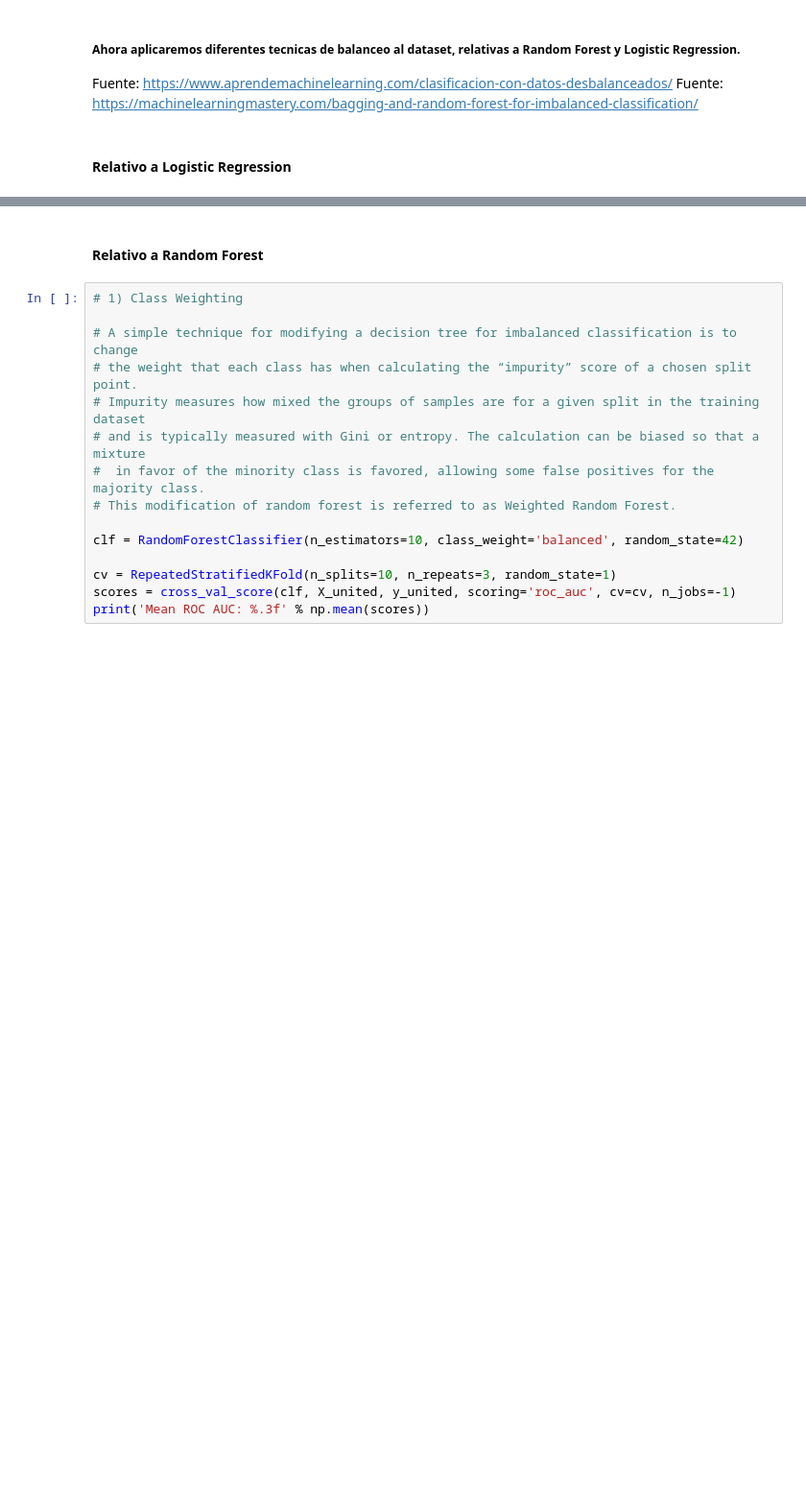
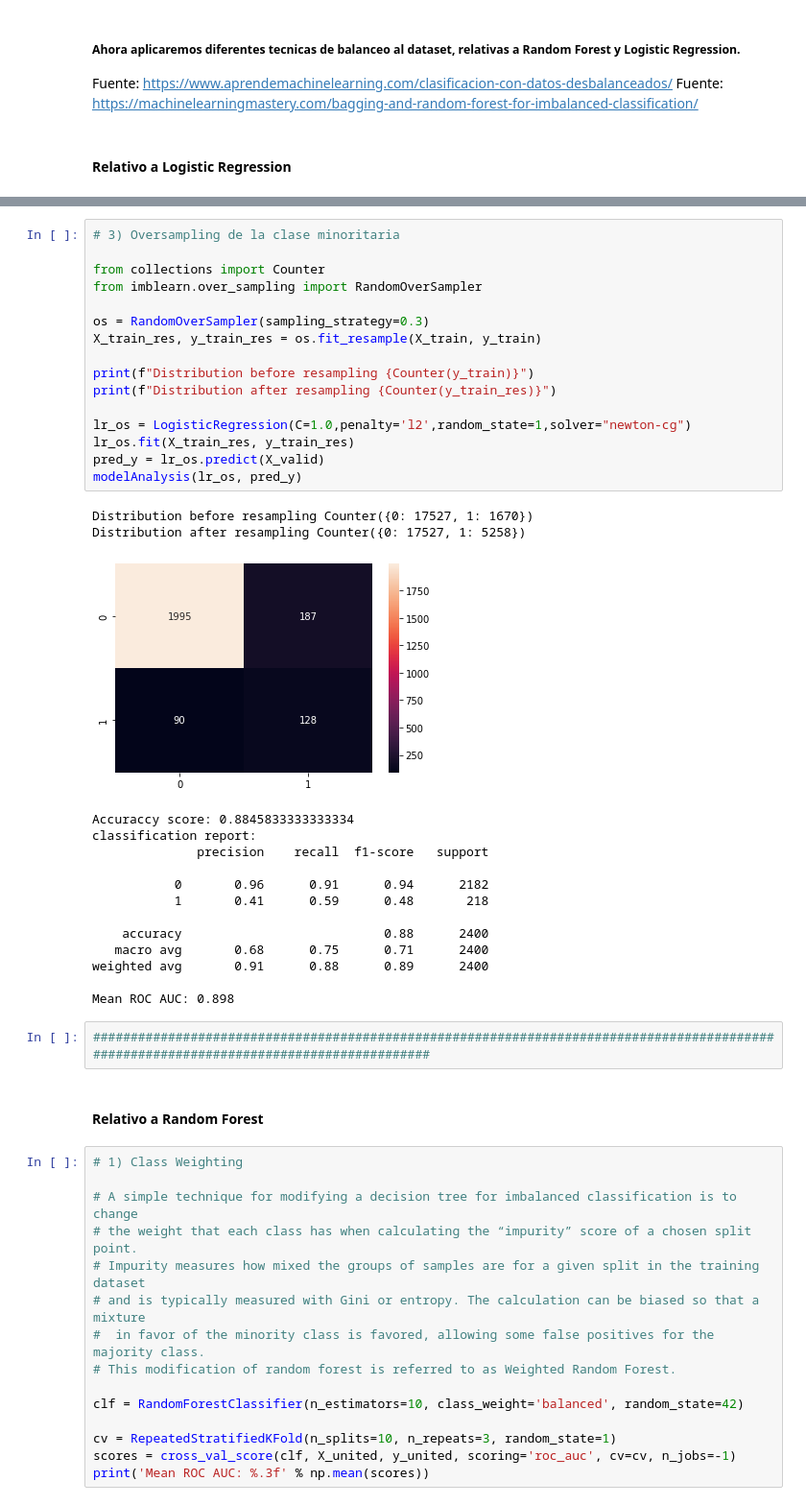
Before and after one commit to lusilve44/Final-Project-4Geeks, a Jupyter notebook: src/explore.ipynb, the cells around one changed output, grey strips where cells are left out. Shown at 96% size. Cells and saved outputs as stored; diff of their text form; blank space fills up the shorter version.

```diff
--- a/src/explore.ipynb
+++ b/src/explore.ipynb
@@ -695,3 +716,37 @@ Mean ROC AUC: 0.904
+# %%
+# 3) Oversampling de la clase minoritaria
+
+from collections import Counter
+from imblearn.over_sampling import RandomOverSampler
+
+os = RandomOverSampler(sampling_strategy=0.3)
+X_train_res, y_train_res = os.fit_resample(X_train, y_train)
+
+print(f"Distribution before resampling {Counter(y_train)}")
+print(f"Distribution after resampling {Counter(y_train_res)}")
+
+lr_os = LogisticRegression(C=1.0,penalty='l2',random_state=1,solver="newton-cg")
+lr_os.fit(X_train_res, y_train_res)
+pred_y = lr_os.predict(X_valid)
+modelAnalysis(lr_os, pred_y)
+# %% [output]
+Distribution before resampling Counter({0: 17527, 1: 1670})
+Distribution after resampling Counter({0: 17527, 1: 5258})
+[figure, added]
+Accuraccy score: 0.8845833333333334
+classification report:
+              precision    recall  f1-score   support
+
+           0       0.96      0.91      0.94      2182
+           1       0.41      0.59      0.48       218
+
+    accuracy                           0.88      2400
+   macro avg       0.68      0.75      0.71      2400
+weighted avg       0.91      0.88      0.89      2400
+
+Mean ROC AUC: 0.898
+# %%
+########################################################################################################################################
 # %% [markdown]
 #### Relativo a Random Forest
 # %%
```
Also changed, not shown: parts of 77 cells of this notebook, 2 other files.
